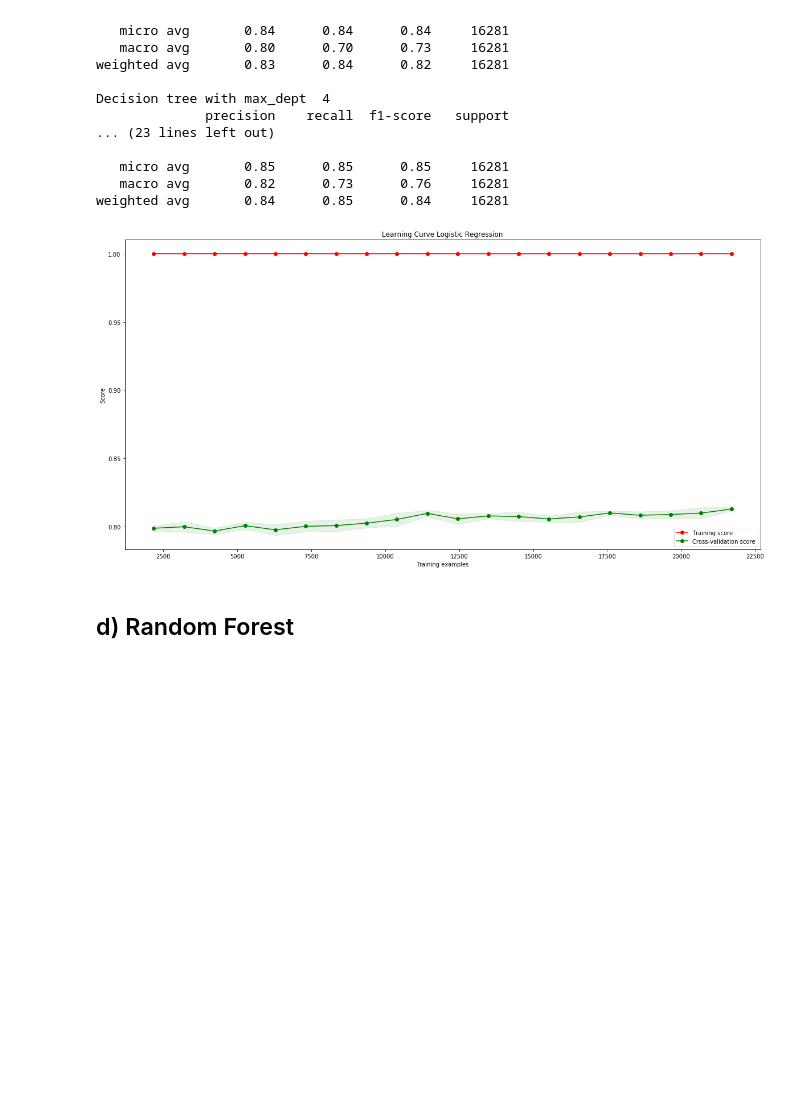
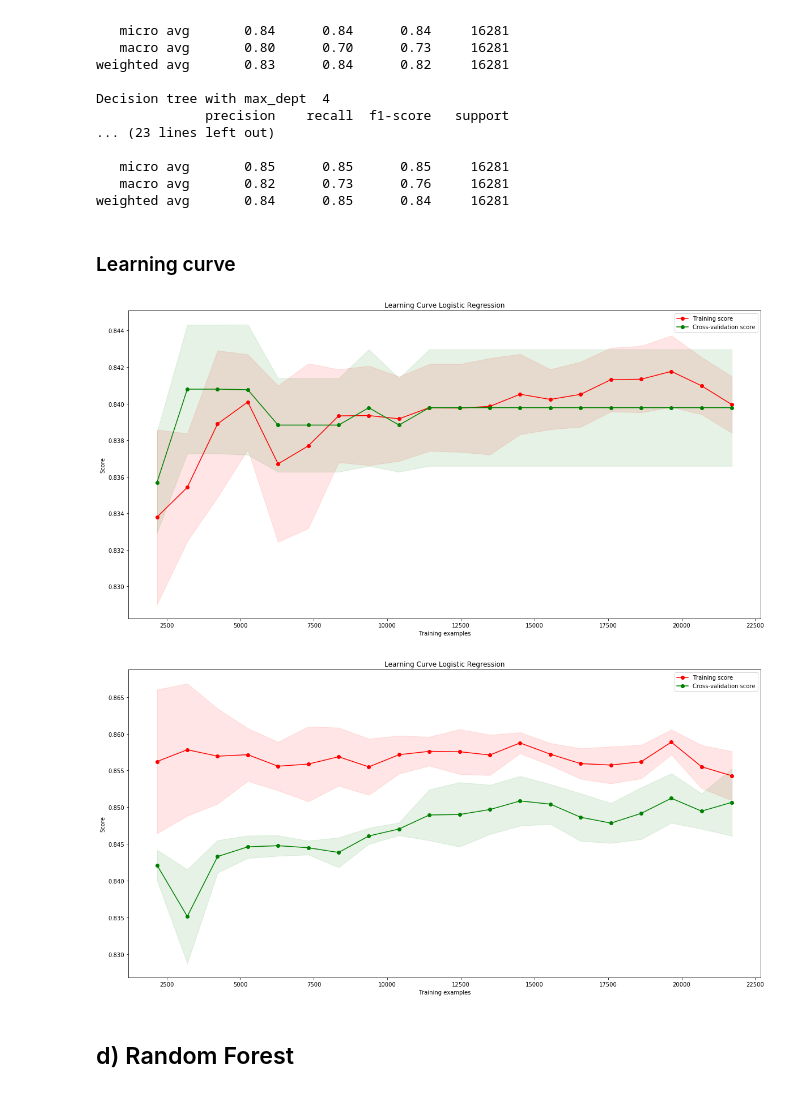
Before and after one commit to haiphucnguyen/MachineLearning, a Jupyter notebook: notes/Project 1.ipynb, the cells around one changed output. Cells and saved outputs as stored; diff of their text form; code cells hidden in the pictures; blank space fills up the shorter version.

```diff
--- a/notes/Project 1.ipynb
+++ b/notes/Project 1.ipynb
@@ -387,11 +364,17 @@ Decision tree with max_dept  4
    micro avg       0.85      0.85      0.85     16281
    macro avg       0.82      0.73      0.76     16281
 weighted avg       0.84      0.85      0.84     16281
+# %% [markdown]
+### Learning curve
 # %%
-train_sizes, train_scores, test_scores = callLearningCurve(DecisionTreeClassifier(), X_train, Y_train)
+train_sizes, train_scores, test_scores = callLearningCurve(DecisionTreeClassifier(max_depth=3), X_train, Y_train)
 plotLearningCurve('Learning Curve Logistic Regression', train_sizes, train_scores, test_scores)
+
+train_sizes, train_scores, test_scores = callLearningCurve(DecisionTreeClassifier(max_depth=6), X_train, Y_train)
+plotLearningCurve('Learning Curve Logistic Regression', train_sizes, train_scores, test_scores)
 # %% [output]
-[figure, old version]
+[figure, new version]
+[figure, added]
 # %% [markdown]
 ## d) Random Forest
 # %%
```
Also changed, not shown: parts of 11 cells of this notebook.
